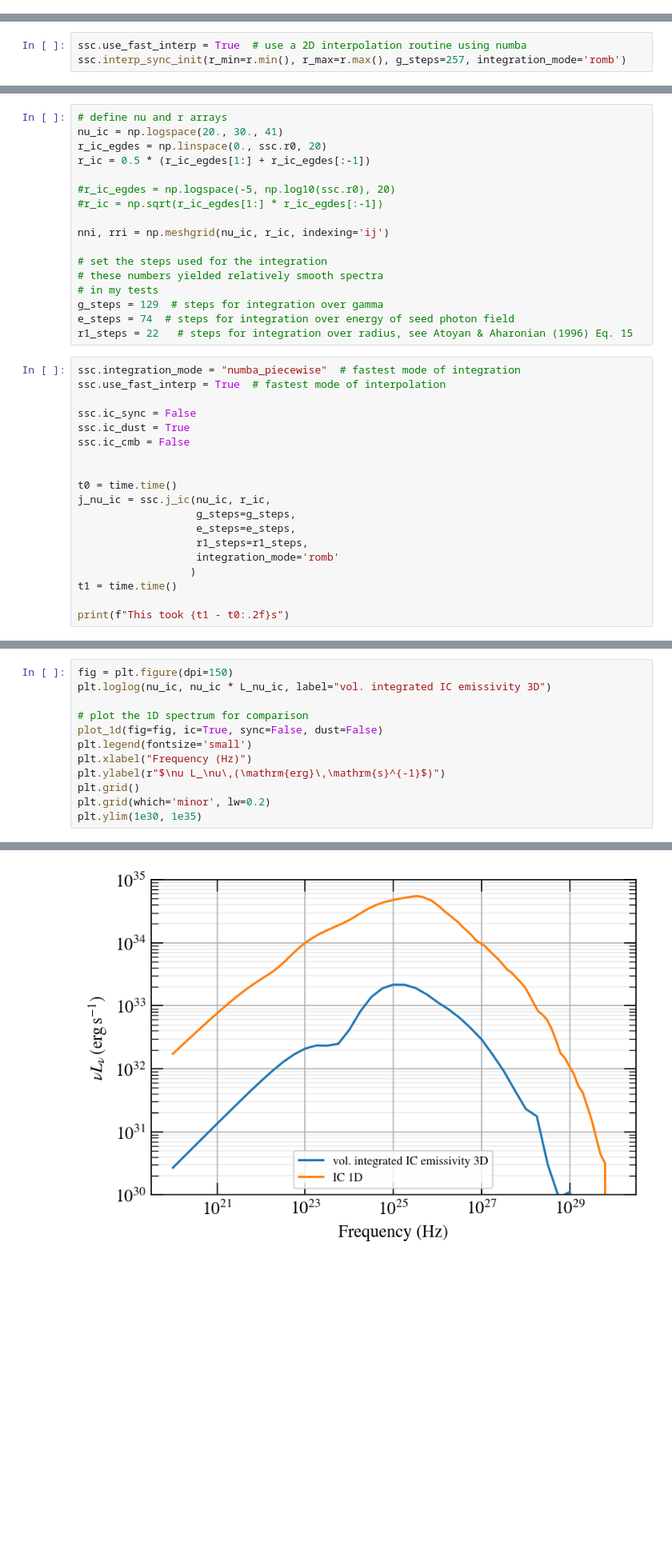
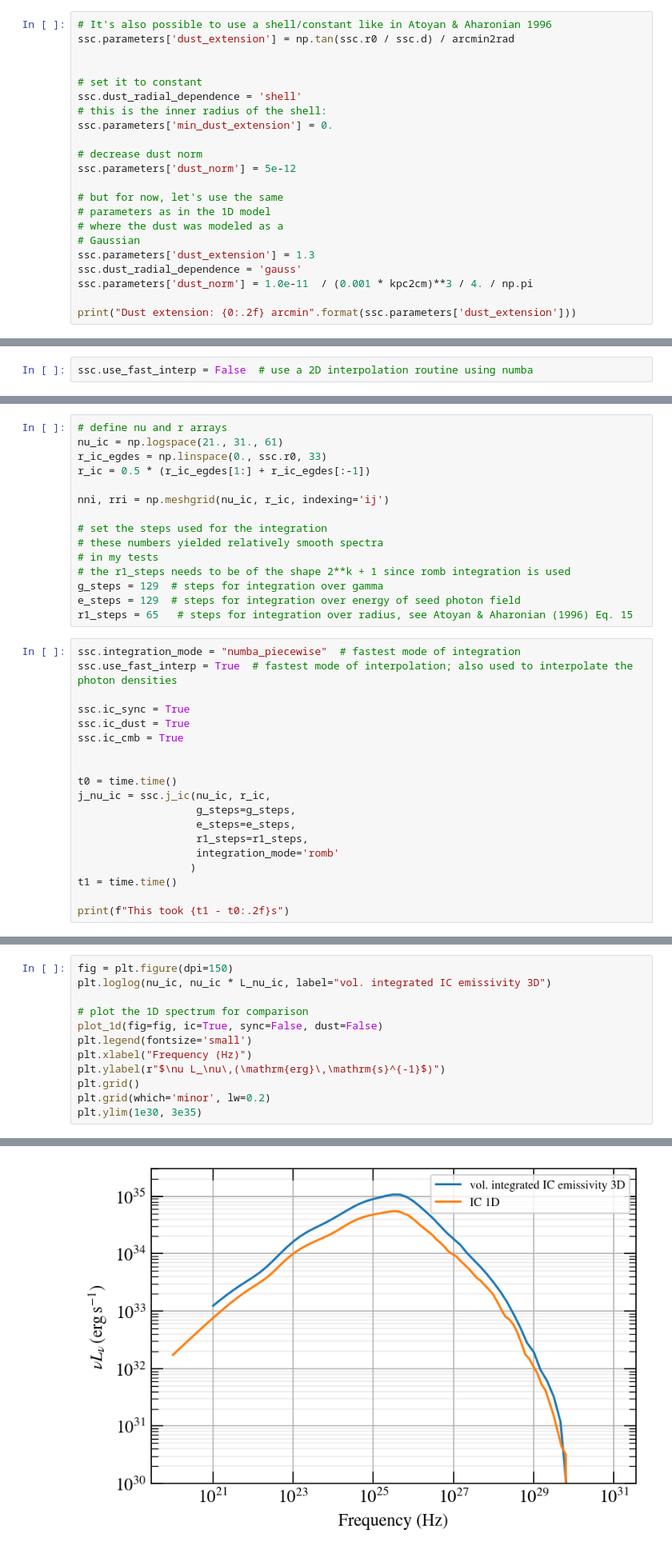
Before and after one commit to me-manu/crabmeyerpy, a Jupyter notebook: notebooks/demo_3d.ipynb, the cells around one changed output, grey strips where cells are left out. Shown at 80% size. Drawn from its saved outputs; the diff is of its cells as text; blank space fills up the shorter version.

```diff
--- a/notebooks/demo_3d.ipynb
+++ b/notebooks/demo_3d.ipynb
@@ -168,0 +163,22 @@ ssc.parameters['dust_norm'] = 7e-69
+# %%
+# It's also possible to use a shell/constant like in Atoyan & Aharonian 1996
+ssc.parameters['dust_extension'] = np.tan(ssc.r0 / ssc.d) / arcmin2rad
+
+
+# set it to constant
+ssc.dust_radial_dependence = 'shell'
+# this is the inner radius of the shell:
+ssc.parameters['min_dust_extension'] = 0.
+
+# decrease dust norm
+ssc.parameters['dust_norm'] = 5e-12
+
+# but for now, let's use the same
+# parameters as in the 1D model
+# where the dust was modeled as a
+# Gaussian
+ssc.parameters['dust_extension'] = 1.3
+ssc.dust_radial_dependence = 'gauss'
+ssc.parameters['dust_norm'] = 1.0e-11  / (0.001 * kpc2cm)**3 / 4. / np.pi
+
+print("Dust extension: {0:.2f} arcmin".format(ssc.parameters['dust_extension']))
@@ -304,7 +319,6 @@ from a point on the surface of the nebula. This follows the standard calculation
 
 $$F_\nu = \int I_\nu \cos\theta d\Omega = 2\pi\int_0^\theta I_\nu\cos\theta'\sin\theta' d\theta' $$
 # %%
-ssc.use_fast_interp = True  # use a 2D interpolation routine using numba
-ssc.interp_sync_init(r_min=r.min(), r_max=r.max(), g_steps=257, integration_mode='romb')
+ssc.use_fast_interp = False  # use a 2D interpolation routine using numba
 # %%
 I_nu_sync, theta_arcmin, _ = ssc.intensity2(nu, theta=20, integration_mode='romb', r_steps=129)
@@ -422,27 +418,25 @@ Now we repeat the steps of calculating $j_\nu$, $I_\nu$, and $F_\nu$ for the IC
 # %%
 # define nu and r arrays
-nu_ic = np.logspace(20., 30., 41)
-r_ic_egdes = np.linspace(0., ssc.r0, 20)
+nu_ic = np.logspace(21., 31., 61)
+r_ic_egdes = np.linspace(0., ssc.r0, 33)
 r_ic = 0.5 * (r_ic_egdes[1:] + r_ic_egdes[:-1])
-
-#r_ic_egdes = np.logspace(-5, np.log10(ssc.r0), 20)
-#r_ic = np.sqrt(r_ic_egdes[1:] * r_ic_egdes[:-1])
 
 nni, rri = np.meshgrid(nu_ic, r_ic, indexing='ij')
 
 # set the steps used for the integration
 # these numbers yielded relatively smooth spectra
 # in my tests
+# the r1_steps needs to be of the shape 2**k + 1 since romb integration is used
 g_steps = 129  # steps for integration over gamma
-e_steps = 74  # steps for integration over energy of seed photon field
-r1_steps = 22   # steps for integration over radius, see Atoyan & Aharonian (1996) Eq. 15
+e_steps = 129  # steps for integration over energy of seed photon field
+r1_steps = 65   # steps for integration over radius, see Atoyan & Aharonian (1996) Eq. 15
 # %%
 ssc.integration_mode = "numba_piecewise"  # fastest mode of integration
-ssc.use_fast_interp = True  # fastest mode of interpolation
+ssc.use_fast_interp = True  # fastest mode of interpolation; also used to interpolate the photon densities
 
-ssc.ic_sync = False
+ssc.ic_sync = True
 ssc.ic_dust = True
-ssc.ic_cmb = False
+ssc.ic_cmb = True
 
 
 t0 = time.time()
@@ -505,5 +502,5 @@ plt.xlabel("Frequency (Hz)")
 plt.ylabel(r"$\nu L_\nu\,(\mathrm{erg}\,\mathrm{s}^{-1}$)")
 plt.grid()
 plt.grid(which='minor', lw=0.2)
-plt.ylim(1e30, 1e35)
+plt.ylim(1e30, 3e35)
 # %% [output]
@@ -511,2 +508,2 @@ plt.ylim(1e30, 1e35)
-[figure, old version]
+[figure, new version]
 # %%
```
Also changed, not shown: parts of 23 cells of this notebook, 3 other files.
